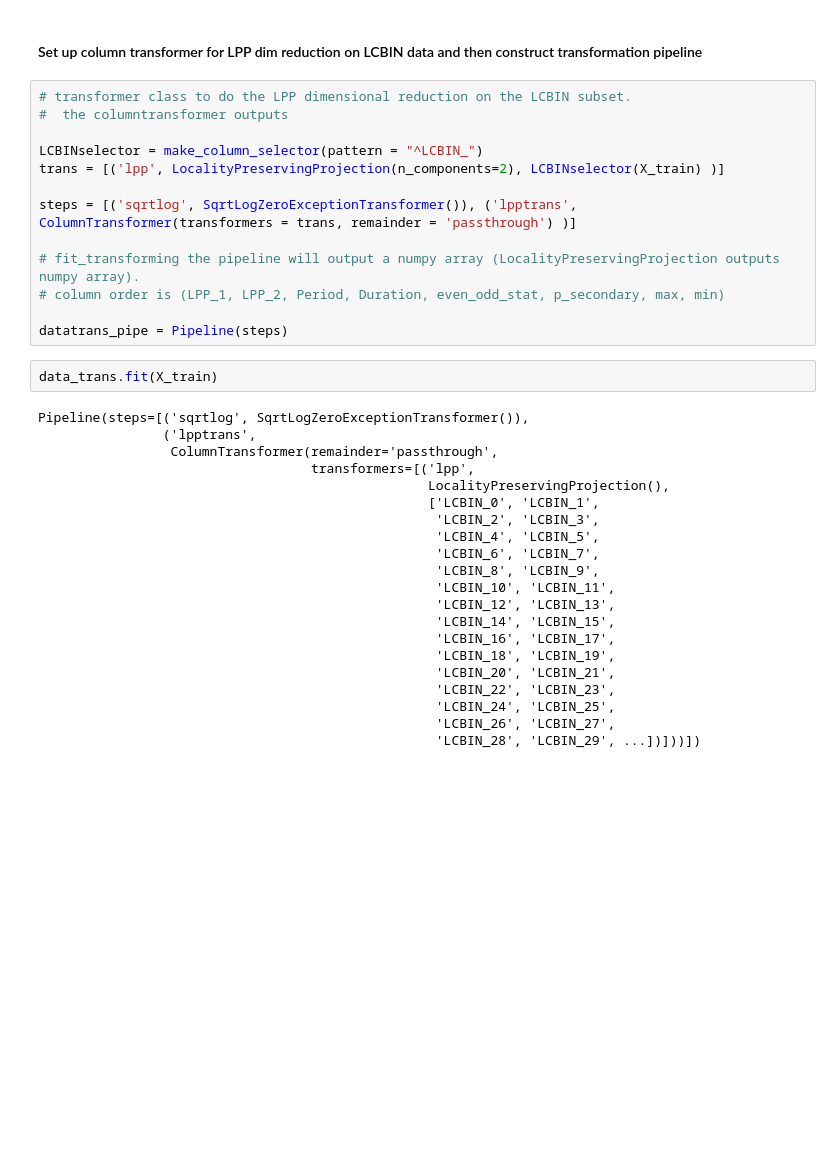
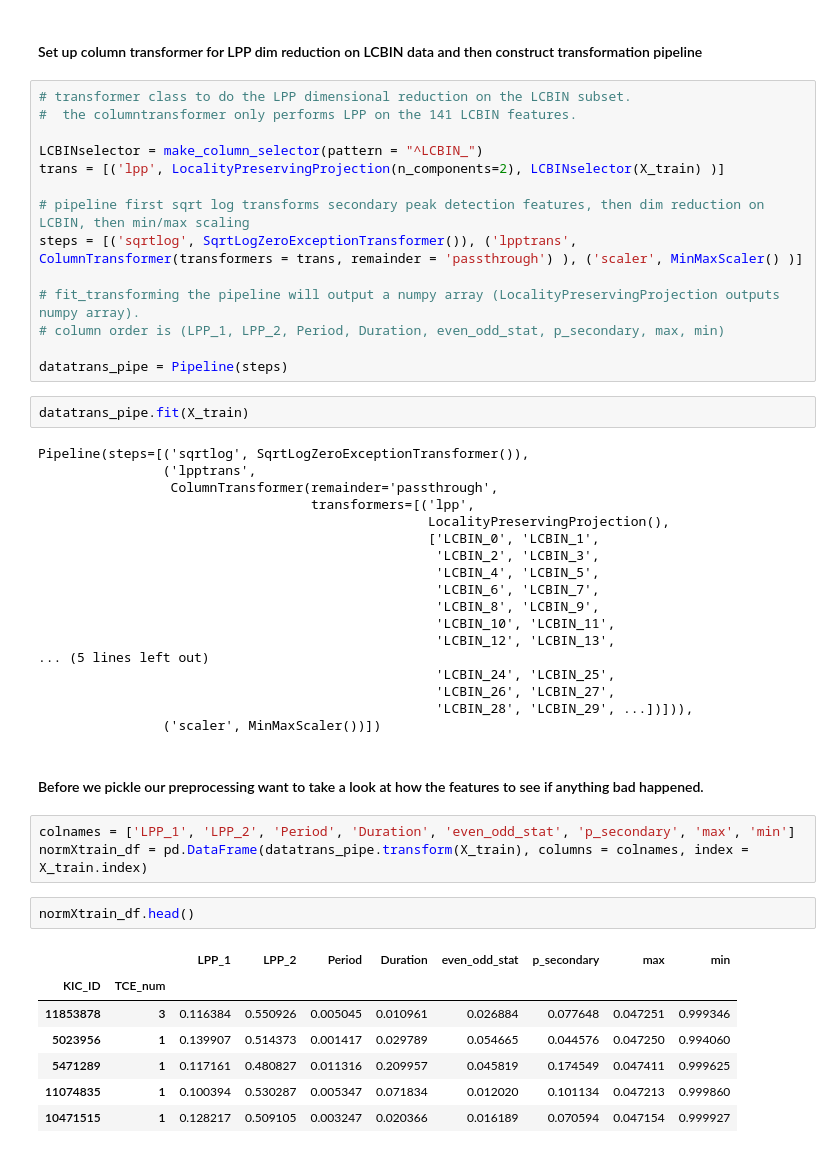
Before and after one commit to admveen/Exoplanet, a Jupyter notebook: notebooks/Exo_Preprocessing.ipynb, the cells around one changed output. Drawn from its saved outputs; the diff is of its cells as text; blank space fills up the shorter version.

```diff
--- a/notebooks/Exo_Preprocessing.ipynb
+++ b/notebooks/Exo_Preprocessing.ipynb
@@ -107,19 +112,20 @@ class SqrtLogZeroExceptionTransformer(BaseEstimator, TransformerMixin):
 #### Set up column transformer for LPP dim reduction on LCBIN data and then construct transformation pipeline
 # %%
 # transformer class to do the LPP dimensional reduction on the LCBIN subset.
-#  the columntransformer outputs
+#  the columntransformer only performs LPP on the 141 LCBIN features.
 
 LCBINselector = make_column_selector(pattern = "^LCBIN_")
 trans = [('lpp', LocalityPreservingProjection(n_components=2), LCBINselector(X_train) )]
 
-steps = [('sqrtlog', SqrtLogZeroExceptionTransformer()), ('lpptrans', ColumnTransformer(transformers = trans, remainder = 'passthrough') )]
+# pipeline first sqrt log transforms secondary peak detection features, then dim reduction on LCBIN, then min/max scaling
+steps = [('sqrtlog', SqrtLogZeroExceptionTransformer()), ('lpptrans', ColumnTransformer(transformers = trans, remainder = 'passthrough') ), ('scaler', MinMaxScaler() )]
 
 # fit_transforming the pipeline will output a numpy array (LocalityPreservingProjection outputs numpy array).
 # column order is (LPP_1, LPP_2, Period, Duration, even_odd_stat, p_secondary, max, min)
 
 datatrans_pipe = Pipeline(steps)
 # %%
-data_trans.fit(X_train)
+datatrans_pipe.fit(X_train)
 # %% [output]
 Pipeline(steps=[('sqrtlog', SqrtLogZeroExceptionTransformer()),
                 ('lpptrans',
@@ -133,11 +139,23 @@ Pipeline(steps=[('sqrtlog', SqrtLogZeroExceptionTransformer()),
                                                    'LCBIN_8', 'LCBIN_9',
                                                    'LCBIN_10', 'LCBIN_11',
                                                    'LCBIN_12', 'LCBIN_13',
-                                                   'LCBIN_14', 'LCBIN_15',
-                                                   'LCBIN_16', 'LCBIN_17',
-                                                   'LCBIN_18', 'LCBIN_19',
-                                                   'LCBIN_20', 'LCBIN_21',
-                                                   'LCBIN_22', 'LCBIN_23',
+... (5 lines left out)
                                                    'LCBIN_24', 'LCBIN_25',
                                                    'LCBIN_26', 'LCBIN_27',
-                                                   'LCBIN_28', 'LCBIN_29', ...])]))])
+                                                   'LCBIN_28', 'LCBIN_29', ...])])),
+                ('scaler', MinMaxScaler())])
+# %% [markdown]
+#### Before we pickle our preprocessing want to take a look at how the features to see if anything bad happened.
+# %%
+colnames = ['LPP_1', 'LPP_2', 'Period', 'Duration', 'even_odd_stat', 'p_secondary', 'max', 'min']
+normXtrain_df = pd.DataFrame(datatrans_pipe.transform(X_train), columns = colnames, index = X_train.index)
+# %%
+normXtrain_df.head()
+# %% [output]
+|  |  | LPP_1 | LPP_2 | Period | Duration | even_odd_stat | p_secondary | max | min |
+| KIC_ID | TCE_num |  |  |  |  |  |  |  |  |
+| 11853878 | 3 | 0.116384 | 0.550926 | 0.005045 | 0.010961 | 0.026884 | 0.077648 | 0.047251 | 0.999346 |
+| 5023956 | 1 | 0.139907 | 0.514373 | 0.001417 | 0.029789 | 0.054665 | 0.044576 | 0.047250 | 0.994060 |
+| 5471289 | 1 | 0.117161 | 0.480827 | 0.011316 | 0.209957 | 0.045819 | 0.174549 | 0.047411 | 0.999625 |
+| 11074835 | 1 | 0.100394 | 0.530287 | 0.005347 | 0.071834 | 0.012020 | 0.101134 | 0.047213 | 0.999860 |
+| 10471515 | 1 | 0.128217 | 0.509105 | 0.003247 | 0.020366 | 0.016189 | 0.070594 | 0.047154 | 0.999927 |
```
Also changed, not shown: parts of 9 cells of this notebook, 5 other files.
